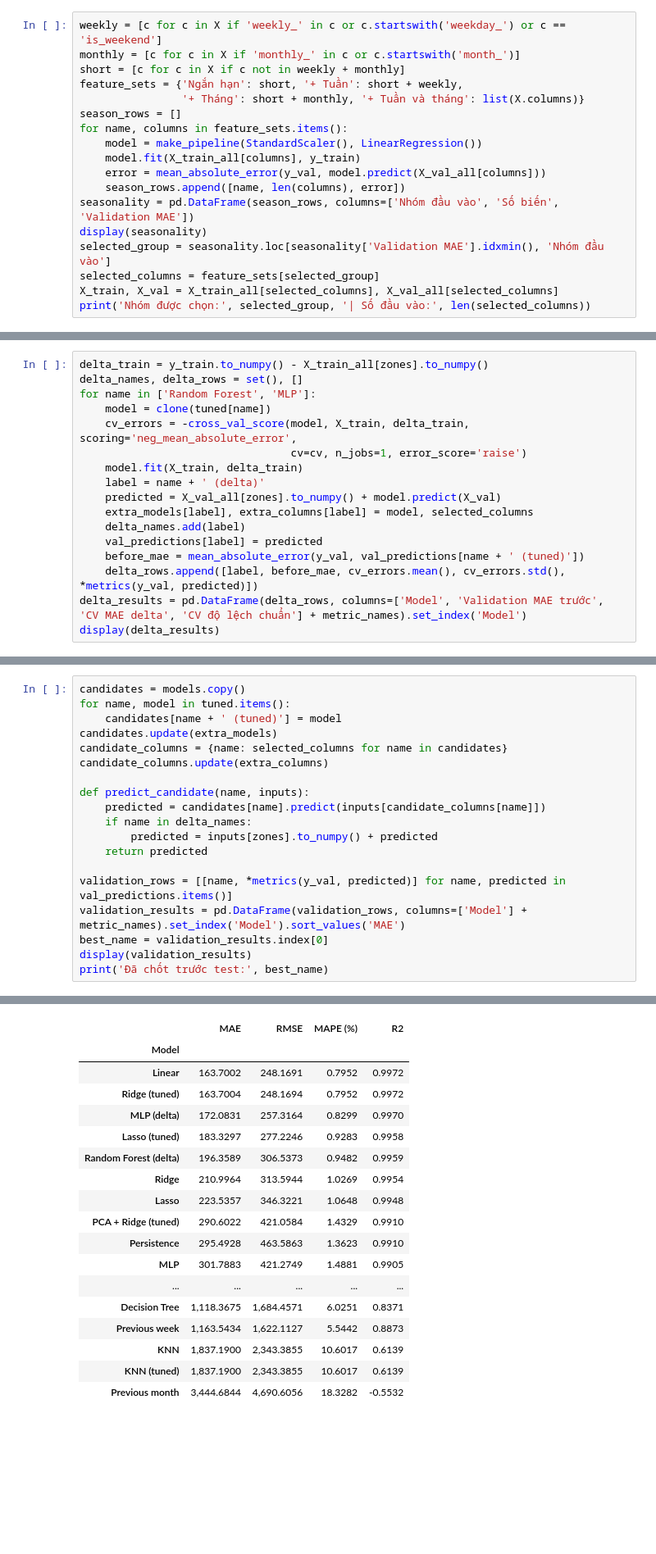
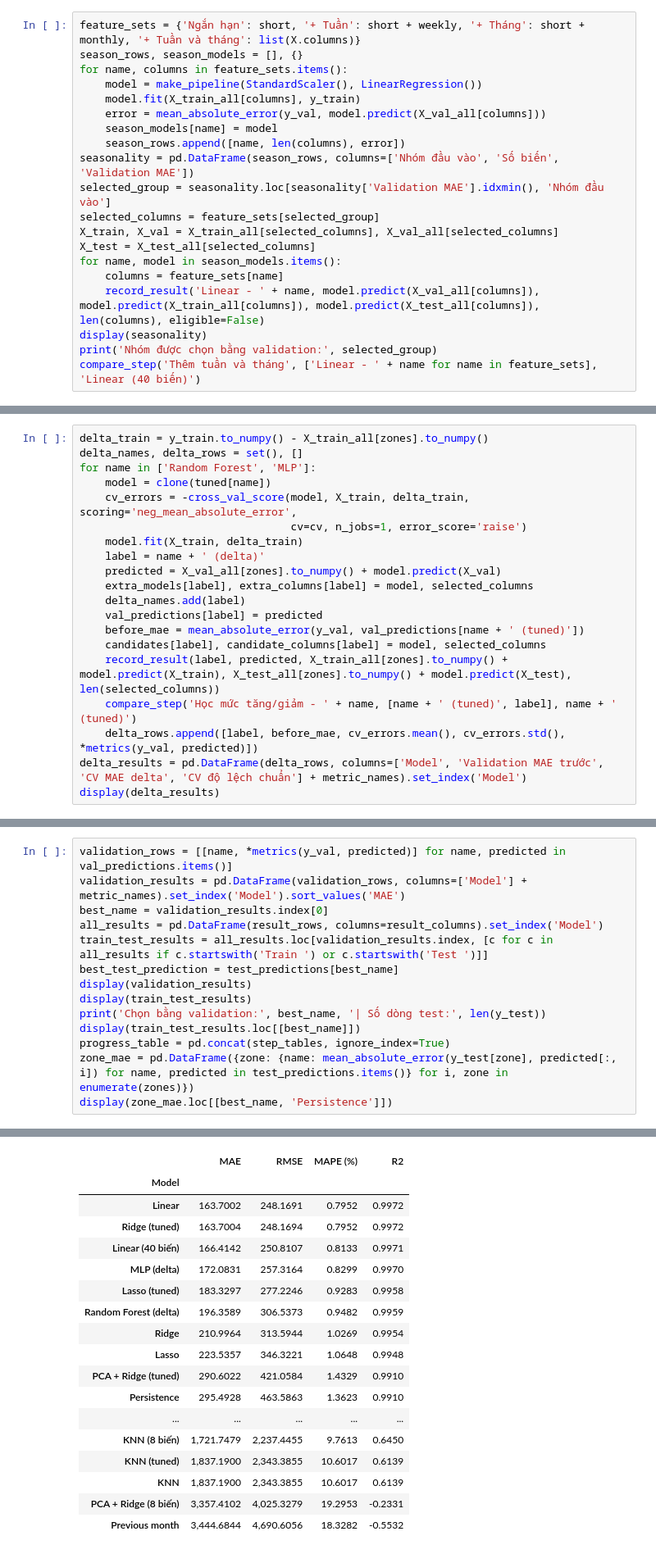
Before and after one commit to huy1907ddddddd/DS66B_group_14, a Jupyter notebook: notebooks/GridWatch_Colab.ipynb, the cells around one changed output, grey strips where cells are left out. Shown at 82% size. Drawn from its saved outputs; the diff is of its cells as text; blank space fills up the shorter version.

Commit message:
refactor: teach forecasting through progressive experiments

```diff
--- a/notebooks/GridWatch_Colab.ipynb
+++ b/notebooks/GridWatch_Colab.ipynb
@@ -188,19 +350,21 @@ Thêm một chu kỳ chỉ có ích nếu số liệu kiểm tra cho thấy sai
 # %%
-weekly = [c for c in X if 'weekly_' in c or c.startswith('weekday_') or c == 'is_weekend']
-monthly = [c for c in X if 'monthly_' in c or c.startswith('month_')]
-short = [c for c in X if c not in weekly + monthly]
-feature_sets = {'Ngắn hạn': short, '+ Tuần': short + weekly,
-                '+ Tháng': short + monthly, '+ Tuần và tháng': list(X.columns)}
-season_rows = []
+feature_sets = {'Ngắn hạn': short, '+ Tuần': short + weekly, '+ Tháng': short + monthly, '+ Tuần và tháng': list(X.columns)}
+season_rows, season_models = [], {}
 for name, columns in feature_sets.items():
     model = make_pipeline(StandardScaler(), LinearRegression())
     model.fit(X_train_all[columns], y_train)
     error = mean_absolute_error(y_val, model.predict(X_val_all[columns]))
+    season_models[name] = model
     season_rows.append([name, len(columns), error])
 seasonality = pd.DataFrame(season_rows, columns=['Nhóm đầu vào', 'Số biến', 'Validation MAE'])
-display(seasonality)
 selected_group = seasonality.loc[seasonality['Validation MAE'].idxmin(), 'Nhóm đầu vào']
 selected_columns = feature_sets[selected_group]
 X_train, X_val = X_train_all[selected_columns], X_val_all[selected_columns]
-print('Nhóm được chọn:', selected_group, '| Số đầu vào:', len(selected_columns))
+X_test = X_test_all[selected_columns]
+for name, model in season_models.items():
+    columns = feature_sets[name]
+    record_result('Linear - ' + name, model.predict(X_val_all[columns]), model.predict(X_train_all[columns]), model.predict(X_test_all[columns]), len(columns), eligible=False)
+display(seasonality)
+print('Nhóm được chọn bằng validation:', selected_group)
+compare_step('Thêm tuần và tháng', ['Linear - ' + name for name in feature_sets], 'Linear (40 biến)')
 # %% [output]
@@ -429,6 +551,9 @@ for name in ['Random Forest', 'MLP']:
     delta_names.add(label)
     val_predictions[label] = predicted
     before_mae = mean_absolute_error(y_val, val_predictions[name + ' (tuned)'])
+    candidates[label], candidate_columns[label] = model, selected_columns
+    record_result(label, predicted, X_train_all[zones].to_numpy() + model.predict(X_train), X_test_all[zones].to_numpy() + model.predict(X_test), len(selected_columns))
+    compare_step('Học mức tăng/giảm - ' + name, [name + ' (tuned)', label], name + ' (tuned)')
     delta_rows.append([label, before_mae, cv_errors.mean(), cv_errors.std(), *metrics(y_val, predicted)])
 delta_results = pd.DataFrame(delta_rows, columns=['Model', 'Validation MAE trước', 'CV MAE delta', 'CV độ lệch chuẩn'] + metric_names).set_index('Model')
 display(delta_results)
@@ -444,20 +644,15 @@ Chọn mô hình có MAE validation nhỏ nhất trước khi mở test; kể c
 # %%
-candidates = models.copy()
-for name, model in tuned.items():
-    candidates[name + ' (tuned)'] = model
-candidates.update(extra_models)
-candidate_columns = {name: selected_columns for name in candidates}
-candidate_columns.update(extra_columns)
-
-def predict_candidate(name, inputs):
-    predicted = candidates[name].predict(inputs[candidate_columns[name]])
-    if name in delta_names:
-        predicted = inputs[zones].to_numpy() + predicted
-    return predicted
-
 validation_rows = [[name, *metrics(y_val, predicted)] for name, predicted in val_predictions.items()]
 validation_results = pd.DataFrame(validation_rows, columns=['Model'] + metric_names).set_index('Model').sort_values('MAE')
 best_name = validation_results.index[0]
+all_results = pd.DataFrame(result_rows, columns=result_columns).set_index('Model')
+train_test_results = all_results.loc[validation_results.index, [c for c in all_results if c.startswith('Train ') or c.startswith('Test ')]]
+best_test_prediction = test_predictions[best_name]
 display(validation_results)
-print('Đã chốt trước test:', best_name)
+display(train_test_results)
+print('Chọn bằng validation:', best_name, '| Số dòng test:', len(y_test))
+display(train_test_results.loc[[best_name]])
+progress_table = pd.concat(step_tables, ignore_index=True)
+zone_mae = pd.DataFrame({zone: {name: mean_absolute_error(y_test[zone], predicted[:, i]) for name, predicted in test_predictions.items()} for i, zone in enumerate(zones)})
+display(zone_mae.loc[[best_name, 'Persistence']])
 # %% [output]
@@ -465,7 +660,8 @@ print('Đã chốt trước test:', best_name)
 |  | MAE | RMSE | MAPE (%) | R2 |
 | Model |  |  |  |  |
 | Linear | 163.7002 | 248.1691 | 0.7952 | 0.9972 |
 | Ridge (tuned) | 163.7004 | 248.1694 | 0.7952 | 0.9972 |
+| Linear (40 biến) | 166.4142 | 250.8107 | 0.8133 | 0.9971 |
 | MLP (delta) | 172.0831 | 257.3164 | 0.8299 | 0.9970 |
 | Lasso (tuned) | 183.3297 | 277.2246 | 0.9283 | 0.9958 |
 | Random Forest (delta) | 196.3589 | 306.5373 | 0.9482 | 0.9959 |
@@ -473,10 +669,9 @@ print('Đã chốt trước test:', best_name)
 | Lasso | 223.5357 | 346.3221 | 1.0648 | 0.9948 |
 | PCA + Ridge (tuned) | 290.6022 | 421.0584 | 1.4329 | 0.9910 |
 | Persistence | 295.4928 | 463.5863 | 1.3623 | 0.9910 |
-| MLP | 301.7883 | 421.2749 | 1.4881 | 0.9905 |
 | ... | ... | ... | ... | ... |
-| Decision Tree | 1,118.3675 | 1,684.4571 | 6.0251 | 0.8371 |
-| Previous week | 1,163.5434 | 1,622.1127 | 5.5442 | 0.8873 |
+| KNN (8 biến) | 1,721.7479 | 2,237.4455 | 9.7613 | 0.6450 |
+| KNN (tuned) | 1,837.1900 | 2,343.3855 | 10.6017 | 0.6139 |
 | KNN | 1,837.1900 | 2,343.3855 | 10.6017 | 0.6139 |
-| KNN (tuned) | 1,837.1900 | 2,343.3855 | 10.6017 | 0.6139 |
+| PCA + Ridge (8 biến) | 3,357.4102 | 4,025.3279 | 19.2953 | -0.2331 |
 | Previous month | 3,444.6844 | 4,690.6056 | 18.3282 | -0.5532 |
```
Also changed, not shown: parts of 51 cells of this notebook, 13 other files.
